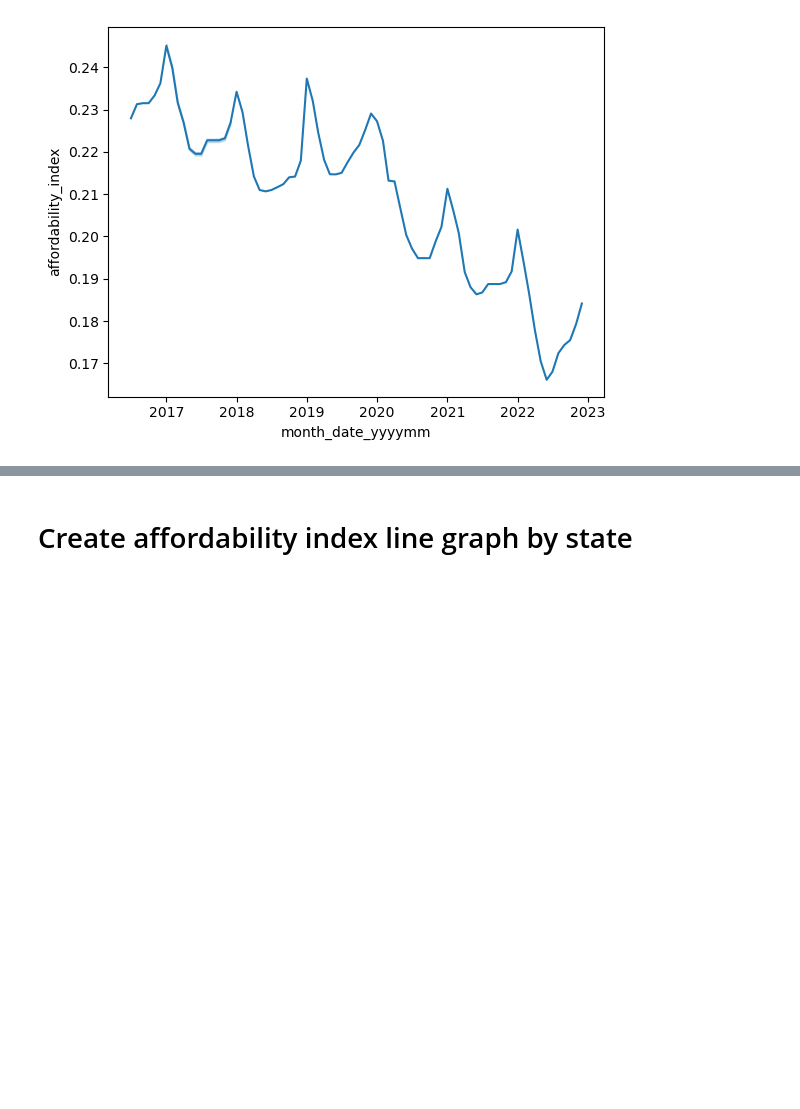
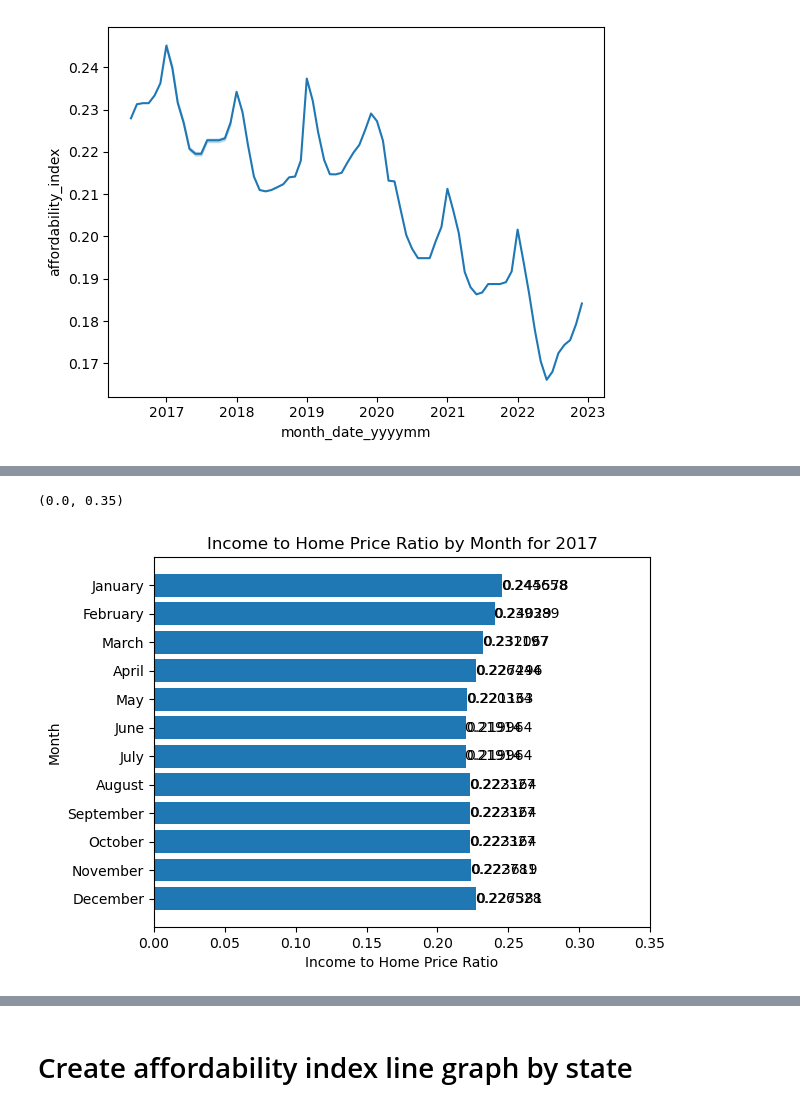
Before and after one commit to ParisAParker/Housing-Affordability-Analysis, a Jupyter notebook: notebooks/Housing EDA.ipynb, the cells around one changed output, grey strips where cells are left out. Saved outputs shown, nothing was run; the diff lists cells and outputs as text; code cells hidden in the pictures; blank space fills up the shorter version.

```diff
--- a/notebooks/Housing EDA.ipynb
+++ b/notebooks/Housing EDA.ipynb
@@ -58,0 +63,25 @@ sns.lineplot(national_housing_df, x = 'month_date_yyyymm', y = 'affordability_in
+# %%
+# Select the year
+year = 2017
+
+# Create dataframe filtered for selected year
+filtered_df = national_housing_df.query(f'year == {year}')
+
+# Define x and y
+x = filtered_df['affordability_index']
+y = filtered_df['month']
+
+# Create horizontal bar chart for national affordability index by month
+fig, ax = plt.subplots()
+bars = ax.barh(y, x)
+
+# Set the title and axes
+ax.set_xlabel('Income to Home Price Ratio')
+ax.set_ylabel('Month')
+ax.set_title(f'Income to Home Price Ratio by Month for {year}')
+
+ax.bar_label(bars)
+ax.set_xlim(0,0.35)
+# %% [output]
+(0.0, 0.35)
+[figure, added]
```
Also changed, not shown: parts of 16 cells of this notebook, 1 other file.
